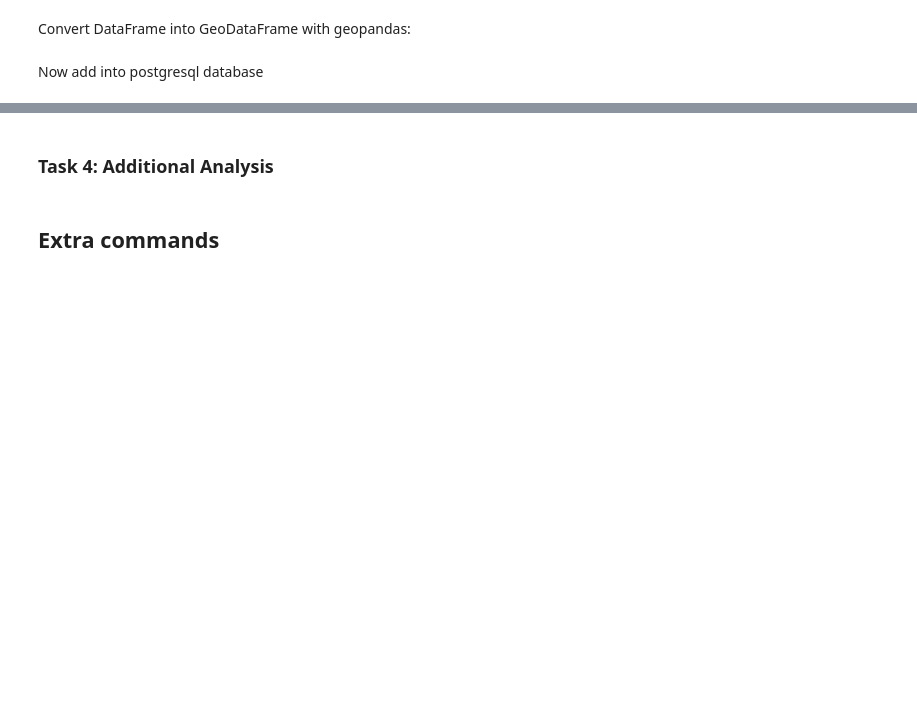
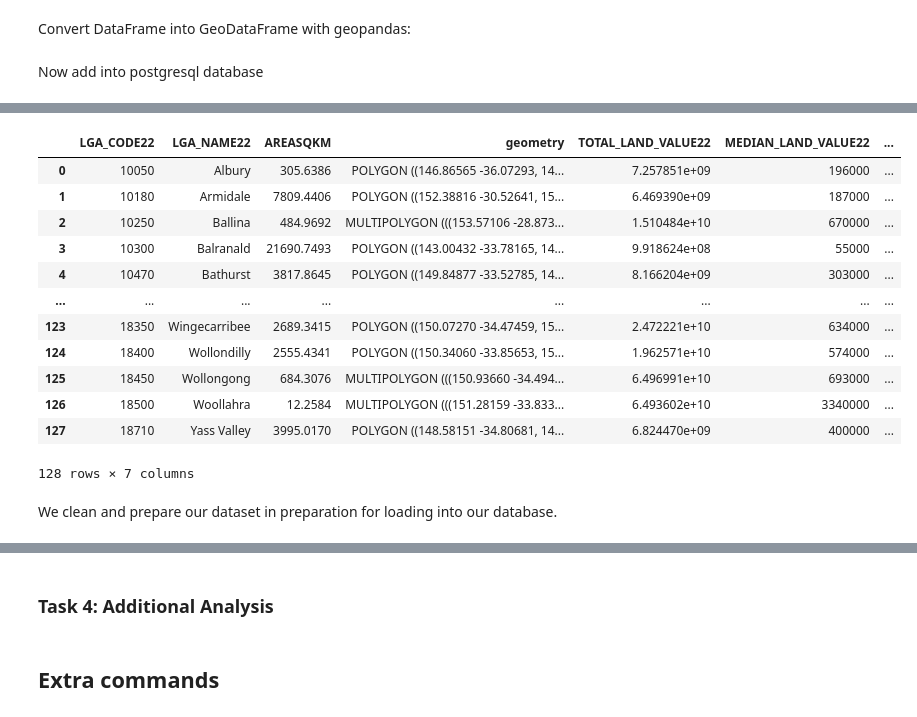
Before and after one commit to FixItChris/DATA2901, a Jupyter notebook: Report.ipynb, the cells around one changed output, grey strips where cells are left out. Saved outputs shown, nothing was run; the diff lists cells and outputs as text; code cells hidden in the pictures; blank space fills up the shorter version.

```diff
--- a/Report.ipynb
+++ b/Report.ipynb
@@ -1205,0 +1336,9 @@ query(conn, "SELECT * FROM crashes LIMIT 5;")
+# %%
+# Importing web scraping libraries
+import requests
+import html5lib
+from bs4 import BeautifulSoup
+
+# Getting base page
+base_page = requests.get('https://www.valuergeneral.nsw.gov.au/land_value_summaries/lga.php').text
+base_content = BeautifulSoup(base_page, 'html5lib')
@@ -1205,0 +1347,8 @@ query(conn, "SELECT * FROM crashes LIMIT 5;")
+# %%
+# Getting LGA information and checking for data cleaning
+lga_codes = base_content.find('select', id='dist_code').findAll('option')
+lga_names = [x.text for x in lga_codes]
+
+# Comparing LGA names
+print([x for x in lga_names if x not in list(land_values['LGA_NAME22'])])
+print([x for x in land_values['LGA_NAME22'] if x not in lga_names])
@@ -1205,0 +1393,38 @@ query(conn, "SELECT * FROM crashes LIMIT 5;")
+# %%
+import re
+import time as t
+import random
+
+for i, (name, code) in enumerate(lgas.items()):
+    lga_url = f'https://www.valuergeneral.nsw.gov.au/land_value_summaries/lga.php?lga={code}&base_date=01072022'
+    page = requests.get(lga_url).text
+    content = BeautifulSoup(page, 'html5lib')
+
+    # CAN GET LAND  VALUES FOR RESIDENTIAL, INDUSTRIAL, ETC.
+    # MEDIAN VALUES NOT REPORTED FOR NON-RESIDENTIAL LAND CATEGORIES, but can get earlier medians
+
+    # Finding the first table in the website, then the table heading 'total', then its second sibling which has our FY22 total
+    total_land_value = content.find('table').find('th', string = 'Total').find_next_siblings()[1].text
+    # Removing symbols, as all total land values are whole numbers
+    total_land_value = int(re.sub('\D', '', total_land_value))
+
+    # Finding the contents of the first script in the panel group (this generates median chart)
+    chart_script = content.find('div', class_='panel-group').script.string
+    # We remove newlines from script, and then non-greedily look for a string matching data.addRows([anything])
+    chart_script = chart_script.replace('\n', '')
+    pattern = "data.addRows\(.*?\)"
+    data = re.findall(pattern, chart_script)[0]
+    # Using the first hit for this pattern, we split the data for the chart by the unique '2022,' which also indicates our data
+    # We can then split again by ',' to find our metrics from the data for the chart
+    median_land_value, median_sale_price = data.split("'2022',")[1].split(',')[0:2]
+
+    # Setting new attributes
+    land_values.loc[land_values['LGA_NAME22'] == name, 'TOTAL_LAND_VALUE22'] = total_land_value
+    land_values.loc[land_values['LGA_NAME22'] == name, 'MEDIAN_LAND_VALUE22'] = median_land_value
+    land_values.loc[land_values['LGA_NAME22'] == name, 'MEDIAN_SALE_PRICE22'] = median_sale_price
+
+    print(f"Scraped {i+1}/{len(lgas)}: {lga_url}")
+    t.sleep(random.uniform(1.00,3.00))
+
+land_values
+# %% [output]
@@ -1205,0 +1465,15 @@ query(conn, "SELECT * FROM crashes LIMIT 5;")
+|  | LGA_CODE22 | LGA_NAME22 | AREASQKM | geometry | TOTAL_LAND_VALUE22 | MEDIAN_LAND_VALUE22 | ... |
+| 0 | 10050 | Albury | 305.6386 | POLYGON ((146.86565 -36.07293, 14... | 7.257851e+09 | 196000 | ... |
+| 1 | 10180 | Armidale | 7809.4406 | POLYGON ((152.38816 -30.52641, 15... | 6.469390e+09 | 187000 | ... |
+| 2 | 10250 | Ballina | 484.9692 | MULTIPOLYGON (((153.57106 -28.873... | 1.510484e+10 | 670000 | ... |
+| 3 | 10300 | Balranald | 21690.7493 | POLYGON ((143.00432 -33.78165, 14... | 9.918624e+08 | 55000 | ... |
+| 4 | 10470 | Bathurst | 3817.8645 | POLYGON ((149.84877 -33.52785, 14... | 8.166204e+09 | 303000 | ... |
+| ... | ... | ... | ... | ... | ... | ... | ... |
+| 123 | 18350 | Wingecarribee | 2689.3415 | POLYGON ((150.07270 -34.47459, 15... | 2.472221e+10 | 634000 | ... |
+| 124 | 18400 | Wollondilly | 2555.4341 | POLYGON ((150.34060 -33.85653, 15... | 1.962571e+10 | 574000 | ... |
+| 125 | 18450 | Wollongong | 684.3076 | MULTIPOLYGON (((150.93660 -34.494... | 6.496991e+10 | 693000 | ... |
+| 126 | 18500 | Woollahra | 12.2584 | MULTIPOLYGON (((151.28159 -33.833... | 6.493602e+10 | 3340000 | ... |
+| 127 | 18710 | Yass Valley | 3995.0170 | POLYGON ((148.58151 -34.80681, 14... | 6.824470e+09 | 400000 | ... |
+128 rows × 7 columns
+# %% [markdown]
+We clean and prepare our dataset in preparation for loading into our database.
```
Also changed, not shown: parts of 25 cells of this notebook.
